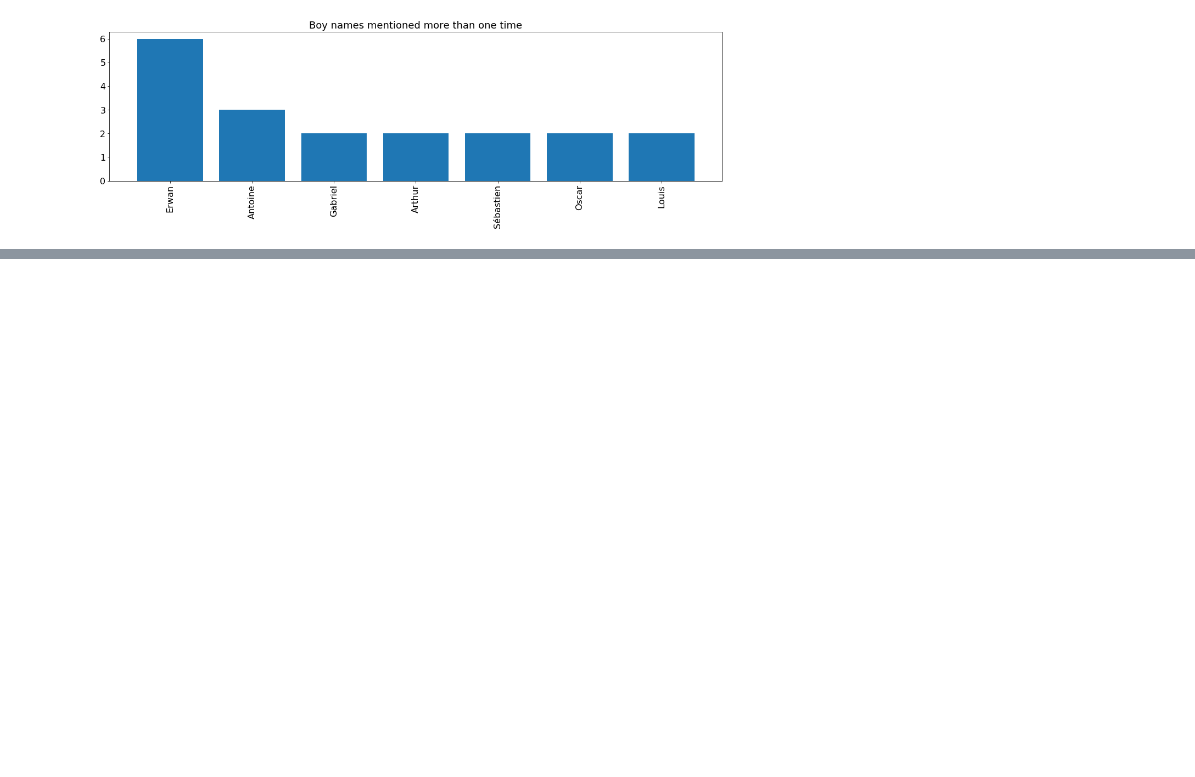
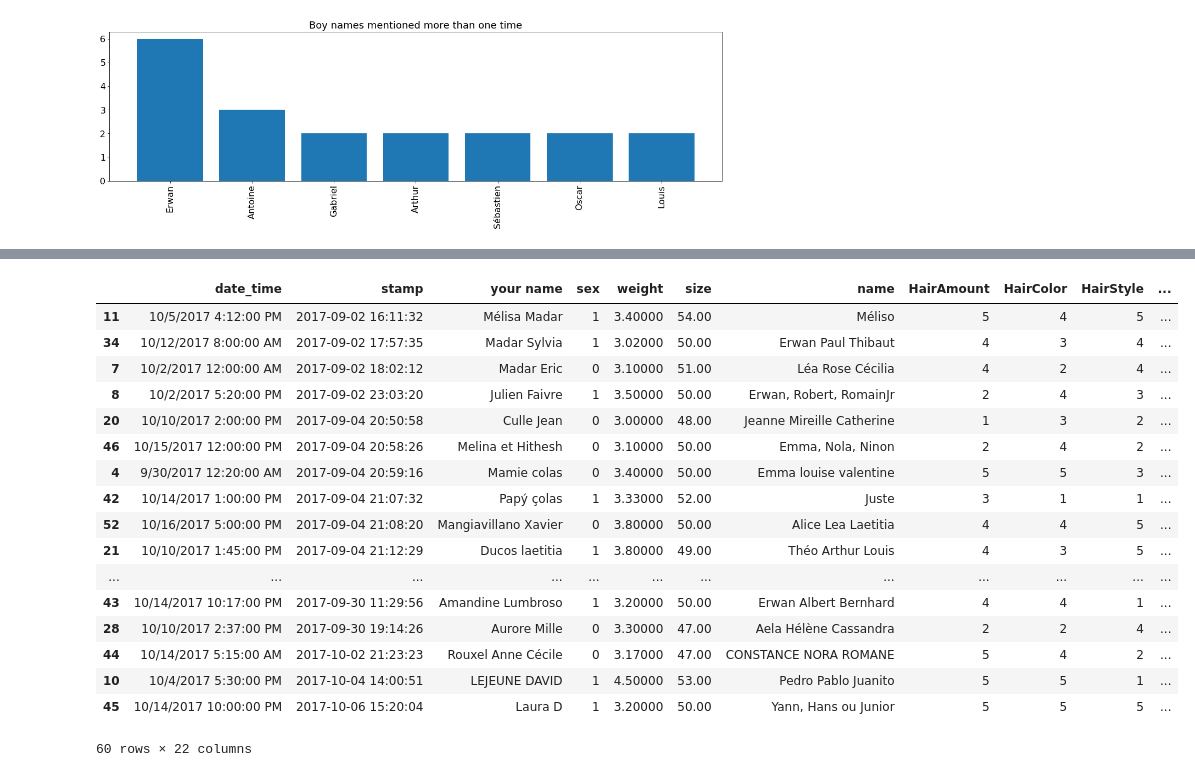
Before and after one commit to rmadar/BabyPollAnalysis, a Jupyter notebook: PollAnalysis.ipynb, the cells around one changed output, grey strips where cells are left out. Saved outputs shown, nothing was run; the diff lists cells and outputs as text; code cells hidden in the pictures; blank space fills up the shorter version.

```diff
--- a/PollAnalysis.ipynb
+++ b/PollAnalysis.ipynb
@@ -279,0 +316,21 @@ plotNameFrequency(namesBoy,'Boy names mentioned more than one time')
+# %%
+mydata.head(70)
+# %% [output]
+|  | date_time | stamp | your name | sex | weight | size | name | HairAmount | HairColor | HairStyle | ... |
+| 11 | 10/5/2017 4:12:00 PM | 2017-09-02 16:11:32 | Mélisa Madar | 1 | 3.40000 | 54.00 | Méliso | 5 | 4 | 5 | ... |
+| 34 | 10/12/2017 8:00:00 AM | 2017-09-02 17:57:35 | Madar Sylvia | 1 | 3.02000 | 50.00 | Erwan Paul Thibaut | 4 | 3 | 4 | ... |
+| 7 | 10/2/2017 12:00:00 AM | 2017-09-02 18:02:12 | Madar Eric | 0 | 3.10000 | 51.00 | Léa Rose Cécilia | 4 | 2 | 4 | ... |
+| 8 | 10/2/2017 5:20:00 PM | 2017-09-02 23:03:20 | Julien Faivre | 1 | 3.50000 | 50.00 | Erwan, Robert, RomainJr | 2 | 4 | 3 | ... |
+| 20 | 10/10/2017 2:00:00 PM | 2017-09-04 20:50:58 | Culle Jean | 0 | 3.00000 | 48.00 | Jeanne Mireille Catherine | 1 | 3 | 2 | ... |
+| 46 | 10/15/2017 12:00:00 PM | 2017-09-04 20:58:26 | Melina et Hithesh | 0 | 3.10000 | 50.00 | Emma, Nola, Ninon | 2 | 4 | 2 | ... |
+| 4 | 9/30/2017 12:20:00 AM | 2017-09-04 20:59:16 | Mamie colas | 0 | 3.40000 | 50.00 | Emma louise valentine | 5 | 5 | 3 | ... |
+| 42 | 10/14/2017 1:00:00 PM | 2017-09-04 21:07:32 | Papý çolas | 1 | 3.33000 | 52.00 | Juste | 3 | 1 | 1 | ... |
+| 52 | 10/16/2017 5:00:00 PM | 2017-09-04 21:08:20 | Mangiavillano Xavier | 0 | 3.80000 | 50.00 | Alice Lea Laetitia | 4 | 4 | 5 | ... |
+| 21 | 10/10/2017 1:45:00 PM | 2017-09-04 21:12:29 | Ducos laetitia | 1 | 3.80000 | 49.00 | Théo Arthur Louis | 4 | 3 | 5 | ... |
+| ... | ... | ... | ... | ... | ... | ... | ... | ... | ... | ... | ... |
+| 43 | 10/14/2017 10:17:00 PM | 2017-09-30 11:29:56 | Amandine Lumbroso | 1 | 3.20000 | 50.00 | Erwan Albert Bernhard | 4 | 4 | 1 | ... |
+| 28 | 10/10/2017 2:37:00 PM | 2017-09-30 19:14:26 | Aurore Mille | 0 | 3.30000 | 47.00 | Aela Hélène Cassandra | 2 | 2 | 4 | ... |
+| 44 | 10/14/2017 5:15:00 AM | 2017-10-02 21:23:23 | Rouxel Anne Cécile | 0 | 3.17000 | 47.00 | CONSTANCE NORA ROMANE | 5 | 4 | 2 | ... |
+| 10 | 10/4/2017 5:30:00 PM | 2017-10-04 14:00:51 | LEJEUNE DAVID | 1 | 4.50000 | 53.00 | Pedro Pablo Juanito | 5 | 5 | 1 | ... |
+| 45 | 10/14/2017 10:00:00 PM | 2017-10-06 15:20:04 | Laura D | 1 | 3.20000 | 50.00 | Yann, Hans ou Junior | 5 | 5 | 5 | ... |
+60 rows × 22 columns
```
Also changed, not shown: parts of 5 cells of this notebook.
